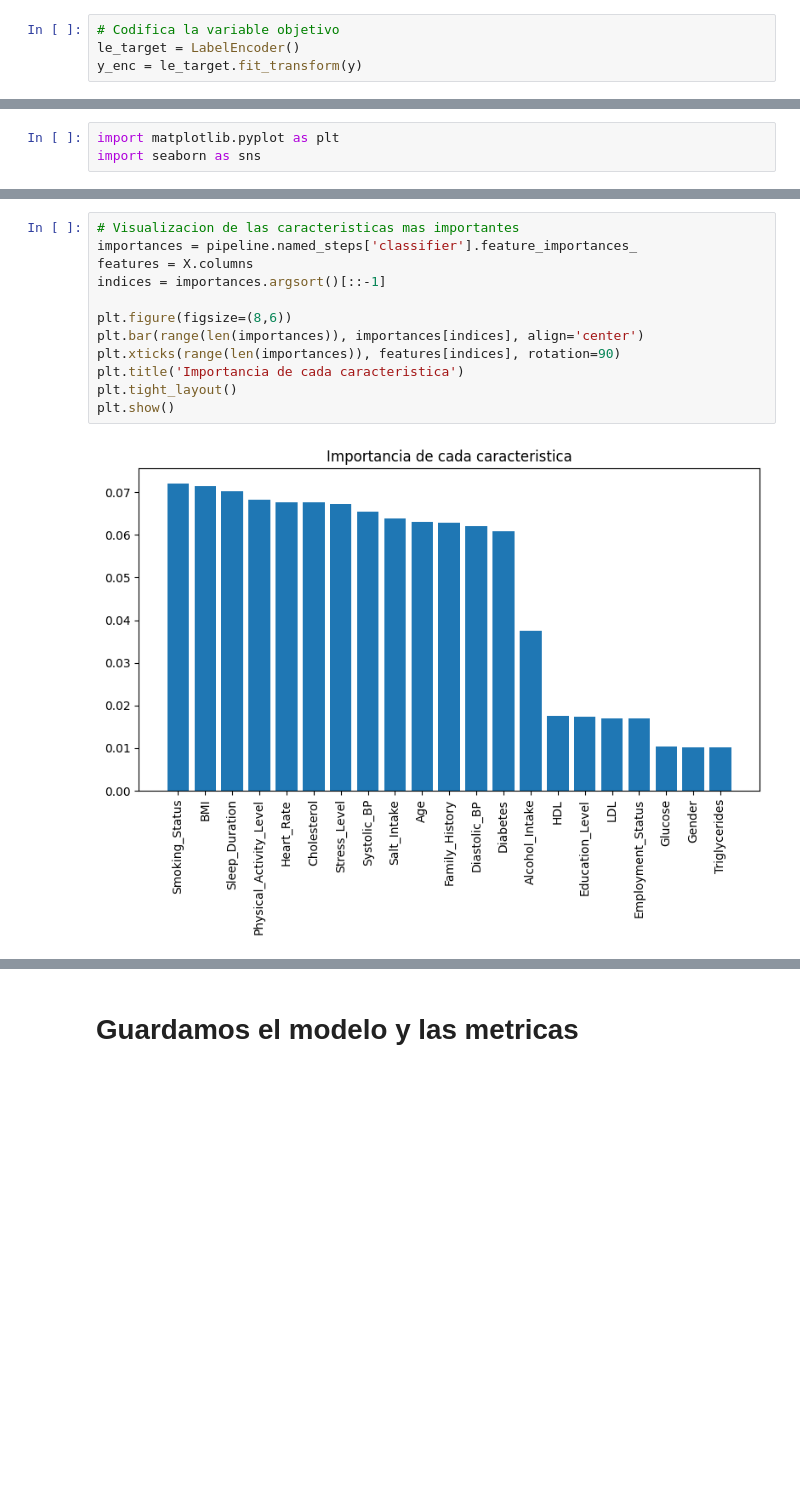
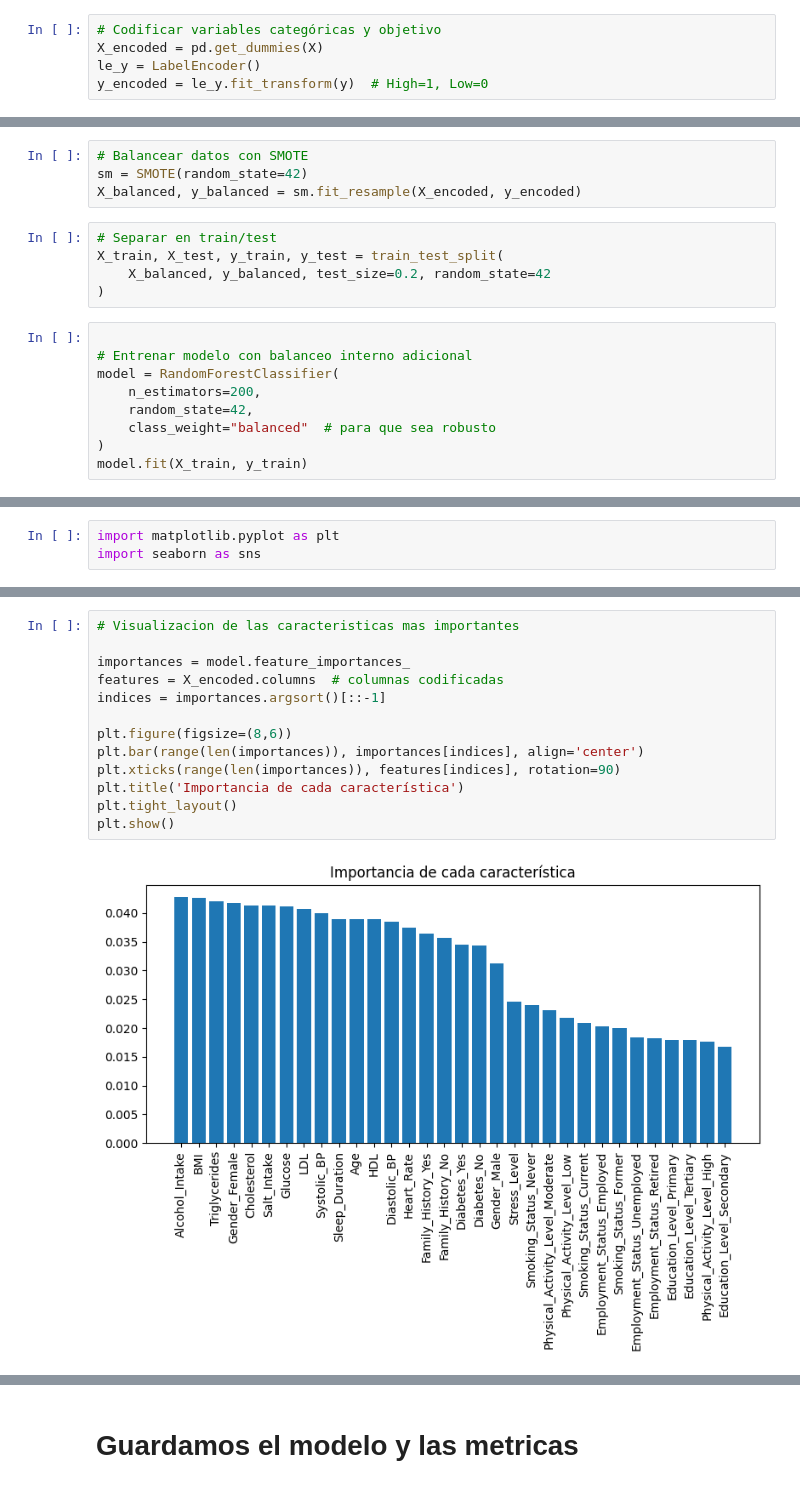
Before and after one commit to 24DavidM/ProyectoIA, a Jupyter notebook: SistemaPrediccion/notebooks/modelo.ipynb, the cells around one changed output, grey strips where cells are left out. Drawn from its saved outputs; the diff is of its cells as text; blank space fills up the shorter version.

Commit message:
Modelo configurado y Creación de los endpoint

```diff
--- a/SistemaPrediccion/notebooks/modelo.ipynb
+++ b/SistemaPrediccion/notebooks/modelo.ipynb
@@ -99,4 +96,5 @@ y = df[target]
 # %%
-# Codifica la variable objetivo
-le_target = LabelEncoder()
-y_enc = le_target.fit_transform(y)
+# Codificar variables categóricas y objetivo
+X_encoded = pd.get_dummies(X)
+le_y = LabelEncoder()
+y_encoded = le_y.fit_transform(y)  # High=1, Low=0
@@ -170,0 +101,18 @@ Métricas completas exportadas a model_metrics.json
+# %%
+# Balancear datos con SMOTE
+sm = SMOTE(random_state=42)
+X_balanced, y_balanced = sm.fit_resample(X_encoded, y_encoded)
+# %%
+# Separar en train/test
+X_train, X_test, y_train, y_test = train_test_split(
+    X_balanced, y_balanced, test_size=0.2, random_state=42
+)
+# %%
+
+# Entrenar modelo con balanceo interno adicional
+model = RandomForestClassifier(
+    n_estimators=200,
+    random_state=42,
+    class_weight="balanced"  # para que sea robusto
+)
+model.fit(X_train, y_train)
@@ -186,16 +152,17 @@ plt.show()
 # %%
 # Visualizacion de las caracteristicas mas importantes
-importances = pipeline.named_steps['classifier'].feature_importances_
-features = X.columns
+
+importances = model.feature_importances_
+features = X_encoded.columns  # columnas codificadas
 indices = importances.argsort()[::-1]
 
 plt.figure(figsize=(8,6))
 plt.bar(range(len(importances)), importances[indices], align='center')
 plt.xticks(range(len(importances)), features[indices], rotation=90)
-plt.title('Importancia de cada caracteristica')
+plt.title('Importancia de cada característica')
 plt.tight_layout()
 plt.show()
 # %% [output]
-[figure, old version]
+[figure, new version]
 # %%
 # Visualizacion de la distribucion de las probabilidades
```
Also changed, not shown: parts of 19 cells of this notebook, 5 other files.
